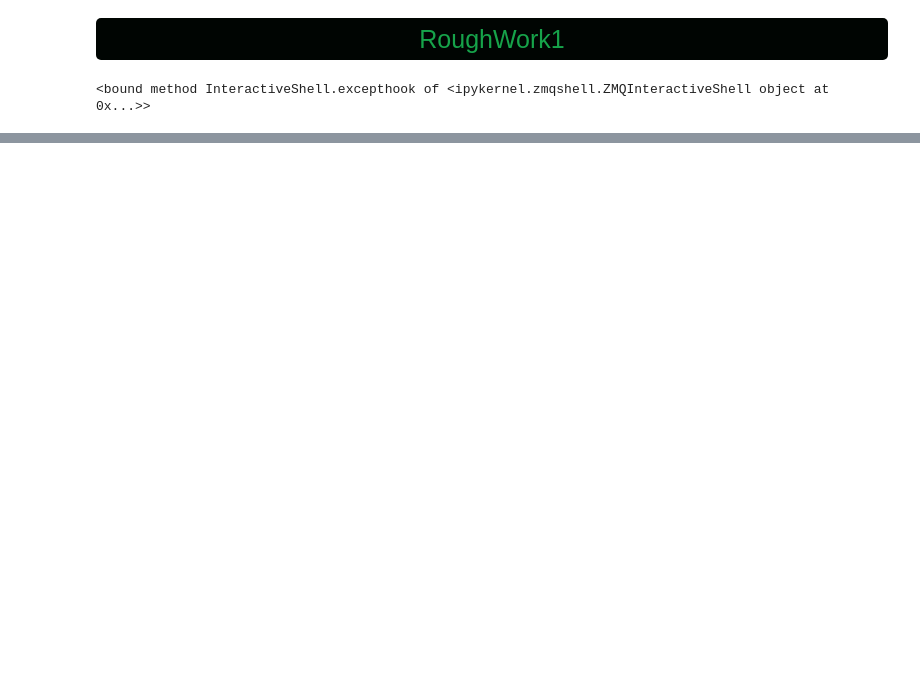
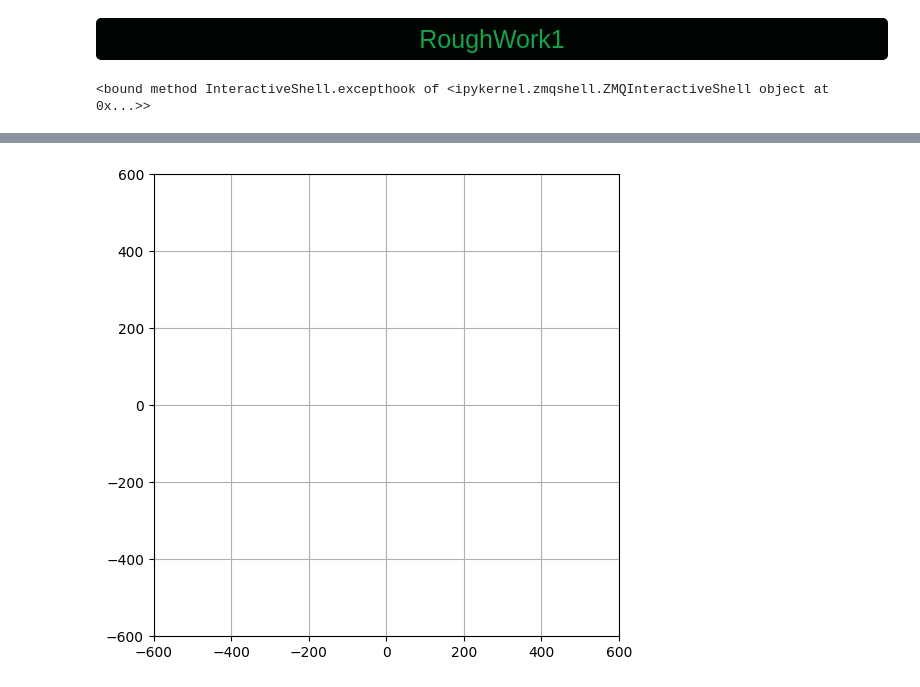
Before and after one commit to winiyaz/UTCP-D2021-1, a Jupyter notebook: KAG/rw1.ipynb, the cells around one changed output, grey strips where cells are left out. Cells and saved outputs as stored; diff of their text form; code cells hidden in the pictures; blank space fills up the shorter version.

```diff
--- a/KAG/rw1.ipynb
+++ b/KAG/rw1.ipynb
@@ -24,0 +54,24 @@ install(show_locals=True)
+# %%
+import matplotlib.pyplot as plt
+
+# Create a figure and a set of subplots
+fig, ax = plt.subplots(figsize=(6, 6))
+
+# Set the limits of the x and y axes
+ax.set_xlim(-600, 600)
+ax.set_ylim(-600, 600)
+
+# Turn on the grid
+ax.grid(True)
+
+# Function to display the coordinates
+def format_coord(x, y):
+    return f'x={x:1.4f}, y={y:1.4f}'
+
+# Set the function to format the coordinates
+ax.format_coord = format_coord
+
+# Show the plot
+plt.show()
+# %% [output]
+[figure, added]
```
Also changed, not shown: parts of 3 cells of this notebook.
